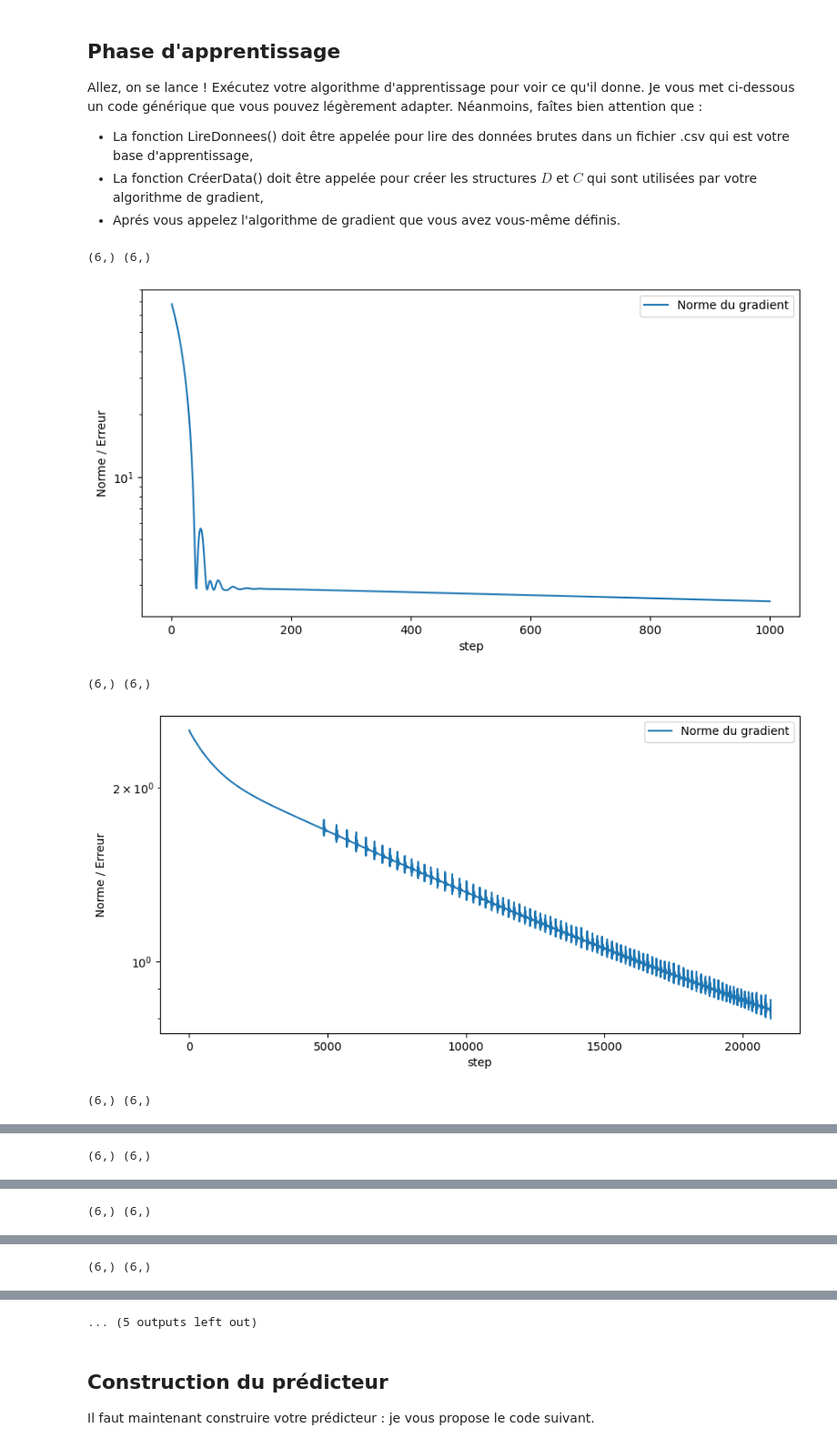
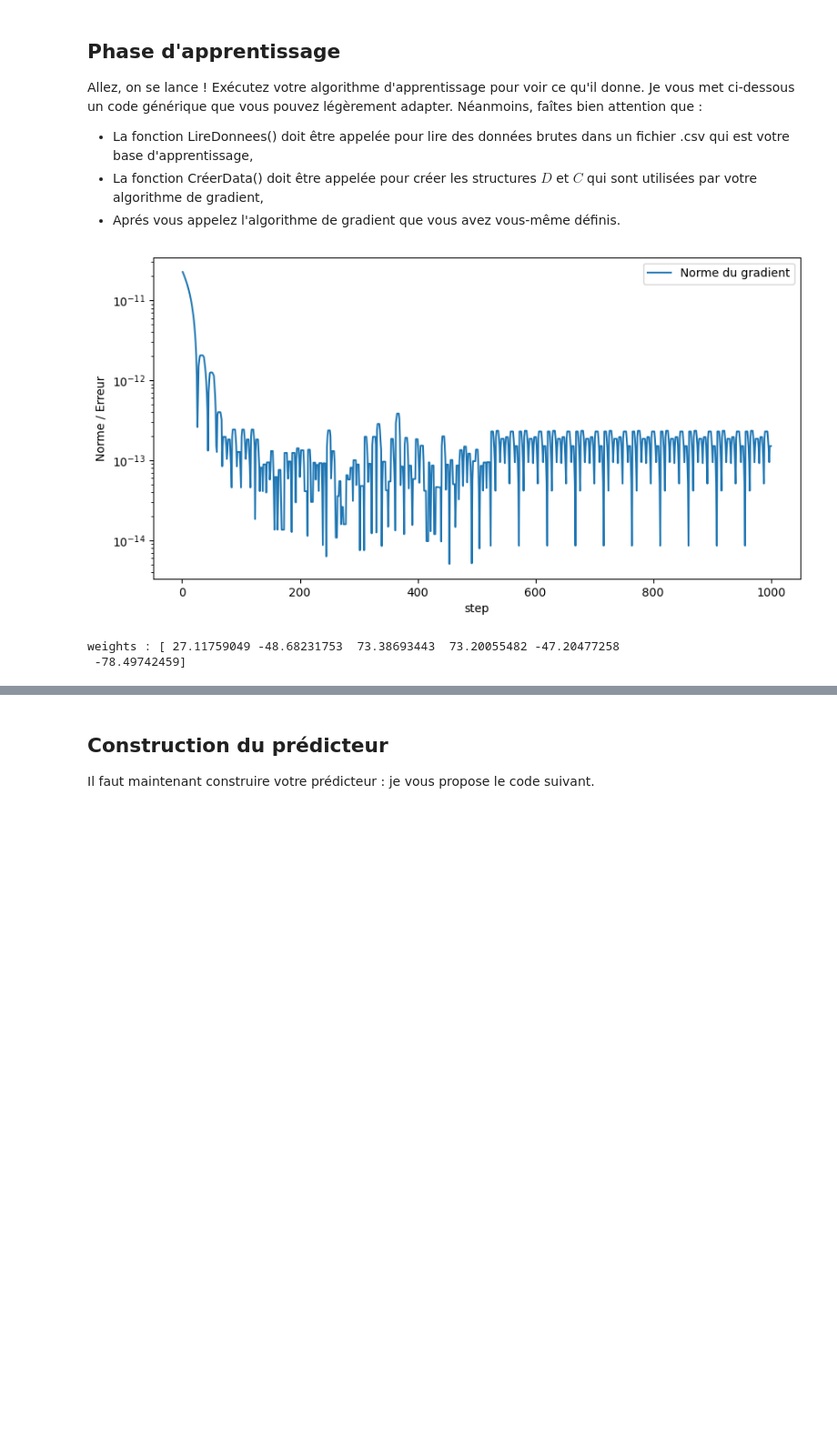
Before and after one commit to KylianLeplant/OptiContinueBitcoin, a Jupyter notebook: TP Bitcoin Classification.ipynb, the cells around one changed output, grey strips where cells are left out. Shown at 91% size. Saved outputs shown, nothing was run; the diff lists cells and outputs as text; code cells hidden in the pictures; blank space fills up the shorter version.

```diff
--- a/TP Bitcoin Classification.ipynb
+++ b/TP Bitcoin Classification.ipynb
@@ -429,22 +431,20 @@ Allez, on se lance ! Exécutez votre algorithme d'apprentissage pour voir ce qu'
 # %%
 def apprentissage(algoDesc=Algorithme_Gradient,**kwargs):
 	(weights,nbsteps)=algoDesc(**kwargs)
 	return(weights,nbsteps)
-sizeVector=5
-(RawData,RawC)=LireDonnees(os.path.join(os.getcwd(), "Data", "Cotations2020.csv"))
-(D,C)=CreerData(RawData,RawC,sizeVector,normalize=True)
-(weights,nbsteps)=apprentissage(D=D,C=C,sizeVector=sizeVector,algoDesc=Algorithme_Adam,func=Sigmoid, maxstep=1000, tol=1.7, learning_rate=0.02,shouldplot=True)
-(weights,nbsteps)=apprentissage(D=D,C=C,sizeVector=sizeVector,algoDesc=Algorithme_Adam,func=Sigmoid, maxstep=30000, tol=0.8, learning_rate=0.02,shouldplot=True,weights=weights)
-(weights,nbsteps)=apprentissage(D=D,C=C,sizeVector=sizeVector,algoDesc=Algorithme_Adam,func=Sigmoid, maxstep=10000, tol=1, learning_rate=0.01,shouldplot=True,weights=weights)
-(weights,nbsteps)=apprentissage(D=D,C=C,sizeVector=sizeVector,algoDesc=Algorithme_Adam,func=Sigmoid, maxstep=30000, tol=1, learning_rate=0.002,shouldplot=True,weights=weights)
-(weights,nbsteps)=apprentissage(D=D,C=C,sizeVector=sizeVector,algoDesc=Algorithme_Adam,func=Sigmoid, maxstep=50000, tol=0.5, learning_rate=0.0005,shouldplot=True,weights=weights)
-(weights,nbsteps)=apprentissage(D=D,C=C,sizeVector=sizeVector,algoDesc=Algorithme_Adam,func=Sigmoid, maxstep=50000, tol=0.5, learning_rate=0.0002,shouldplot=True,weights=weights)
-(weights,nbsteps)=apprentissage(D=D,C=C,sizeVector=sizeVector,algoDesc=Algorithme_Adam,func=Sigmoid, maxstep=50000, tol=0.5, learning_rate=0.0001,shouldplot=True,weights=weights)
-(weights,nbsteps)=apprentissage(D=D,C=C,sizeVector=sizeVector,algoDesc=Algorithme_Adam,func=Sigmoid, maxstep=50000, tol=0.5, learning_rate=0.00005,shouldplot=True,weights=weights)
+#sizeVector=5
+#(RawData,RawC)=LireDonnees(os.path.join(os.getcwd(), "Data", "Cotations2020.csv"))
+#(D,C)=CreerData(RawData,RawC,sizeVector,normalize=True)
+#(weights,nbsteps)=apprentissage(D=D,C=C,sizeVector=sizeVector,algoDesc=Algorithme_Adam,func=Sigmoid, maxstep=1000, tol=1.8, learning_rate=0.02,shouldplot=True)
+#(weights,nbsteps)=apprentissage(D=D,C=C,sizeVector=sizeVector,algoDesc=Algorithme_Adam,func=Sigmoid, maxstep=10000, tol=0.1, learning_rate=0.02,shouldplot=True,weights=weights)
+(weights,nbsteps)=apprentissage(D=D,C=C,sizeVector=sizeVector,algoDesc=Algorithme_Adam,func=Sigmoid, maxstep=1000, tol=0.0000000000000005, learning_rate=0.00000000000001,shouldplot=True,weights=weights)
+#(weights,nbsteps)=apprentissage(D=D,C=C,sizeVector=sizeVector,algoDesc=Algorithme_Adam,func=Sigmoid, maxstep=50000, tol=0.2, learning_rate=0.002,shouldplot=True,weights=weights)
+#(weights,nbsteps)=apprentissage(D=D,C=C,sizeVector=sizeVector,algoDesc=Algorithme_Adam,func=Sigmoid, maxstep=50000, tol=0.2, learning_rate=0.0005,shouldplot=True,weights=weights)
+#(weights,nbsteps)=apprentissage(D=D,C=C,sizeVector=sizeVector,algoDesc=Algorithme_Adam,func=Sigmoid, maxstep=50000, tol=0.2, learning_rate=0.0002,shouldplot=True,weights=weights)
+#(weights,nbsteps)=apprentissage(D=D,C=C,sizeVector=sizeVector,algoDesc=Algorithme_Adam,func=Sigmoid, maxstep=50000, tol=0.2, learning_rate=0.0001,shouldplot=True,weights=weights)
+#(weights,nbsteps)=apprentissage(D=D,C=C,sizeVector=sizeVector,algoDesc=Algorithme_Adam,func=Sigmoid, maxstep=50000, tol=0.2, learning_rate=0.00005,shouldplot=True,weights=weights)
 print("weights :",weights)
 # %% [output]
+[figure, new version]
-(6,) (6,)
+weights : [ 27.11759049 -48.68231753  73.38693443  73.20055482 -47.20477258
+ -78.49742459]
-[figure, old version]
-(6,) (6,)
-[figure, removed]
-(6,) (6,)
@@ -452 +450,0 @@ print("weights :",weights)
-(6,) (6,)
@@ -454 +450,0 @@ print("weights :",weights)
-(6,) (6,)
@@ -456 +450,0 @@ print("weights :",weights)
-(6,) (6,)
@@ -458,4 +451,3 @@ print("weights :",weights)
-... (5 outputs left out)
 # %% [markdown]
 ## Construction du prédicteur
 
```
Also changed, not shown: parts of 3 cells of this notebook.
